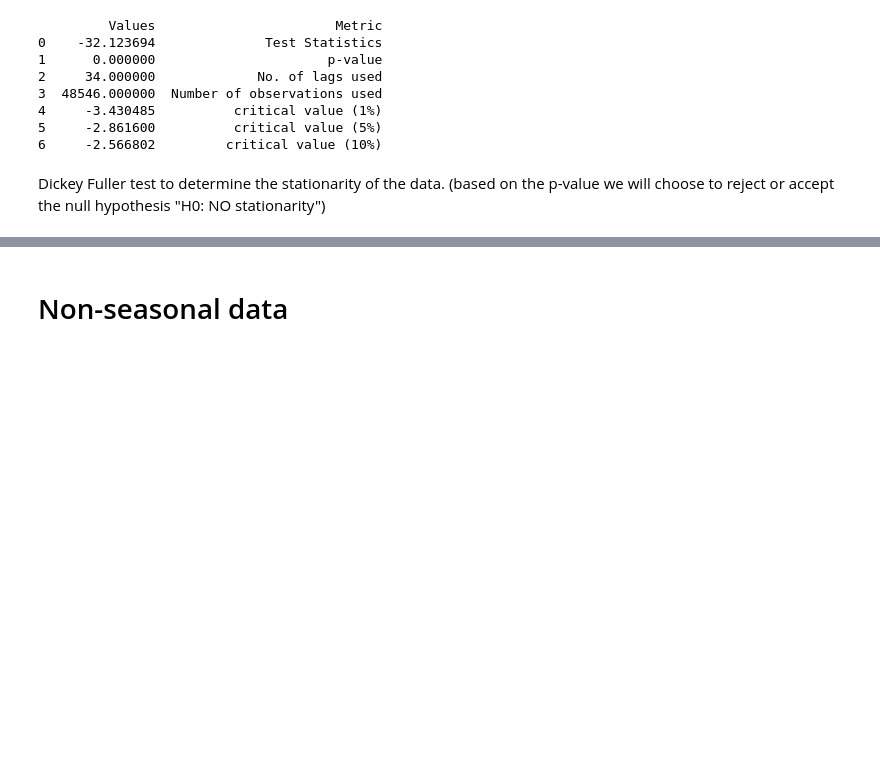
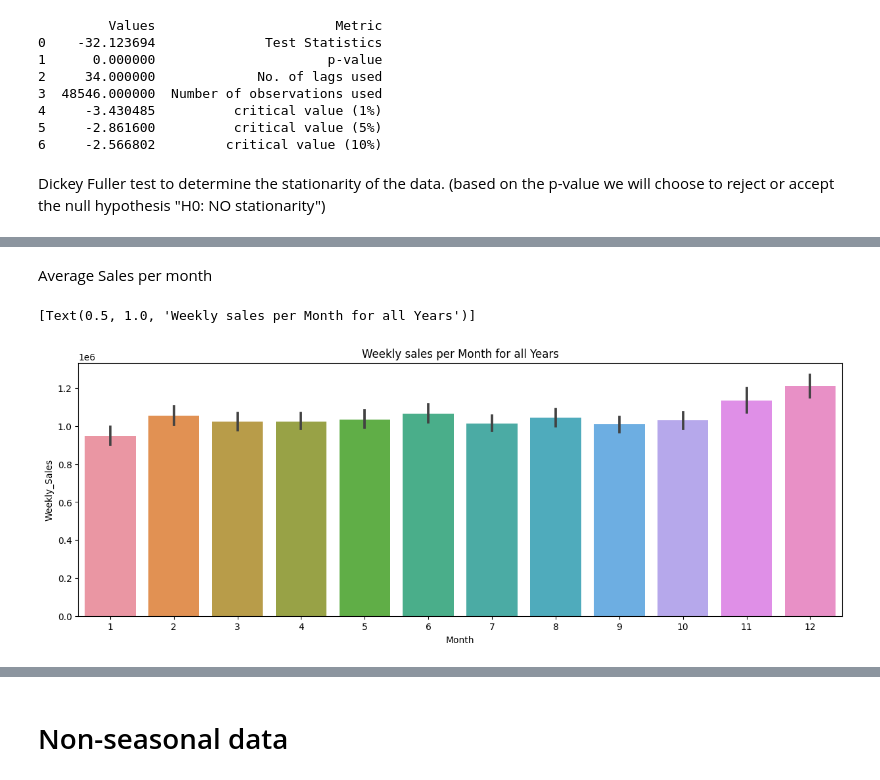
Before and after one commit to worldteacher-global/MA641_TIMESERIES_GROUPPROJECT, a Jupyter notebook: TS_.ipynb, the cells around one changed output, grey strips where cells are left out. Drawn from its saved outputs; the diff is of its cells as text; code cells hidden in the pictures; blank space fills up the shorter version.

Commit message:
added walmart data and did some EDA

```diff
--- a/TS_.ipynb
+++ b/TS_.ipynb
@@ -39,6 +39,7 @@ rolling_std_7m: calcualte the standard deviation of the moving average of 7-mont
 ### Import the data
 # %%
 s_df = pd.read_csv('BirthMonthsData.csv',sep=',')
+szn_df = pd.read_csv('Walmart.csv')
 # %% [markdown]
 ### Exploritory data analysis
 # %%
@@ -326,0 +337,2 @@ Dickey Fuller test to determine the stationarity of the data. (based on the p-va
+# %%
+szn_df['Date'] = pd.to_datetime(szn_df.Date)
@@ -326,0 +348,13 @@ Dickey Fuller test to determine the stationarity of the data. (based on the p-va
+# %%
+szn_df.sort_values('Date',inplace=True)
+# %%
+szn_df['Week'] = szn_df.Date.dt.week
+szn_df['Month'] = szn_df.Date.dt.month
+szn_df['Year'] = szn_df.Date.dt.year
+# %% [markdown]
+Average Sales per month
+# %%
+sns.barplot(x='Month',y='Weekly_Sales',data=szn_df).set(title='Weekly sales per Month for all Years')
+# %% [output]
+[Text(0.5, 1.0, 'Weekly sales per Month for all Years')]
+[figure, added]
```
Also changed, not shown: parts of 12 cells of this notebook, 2 other files.
